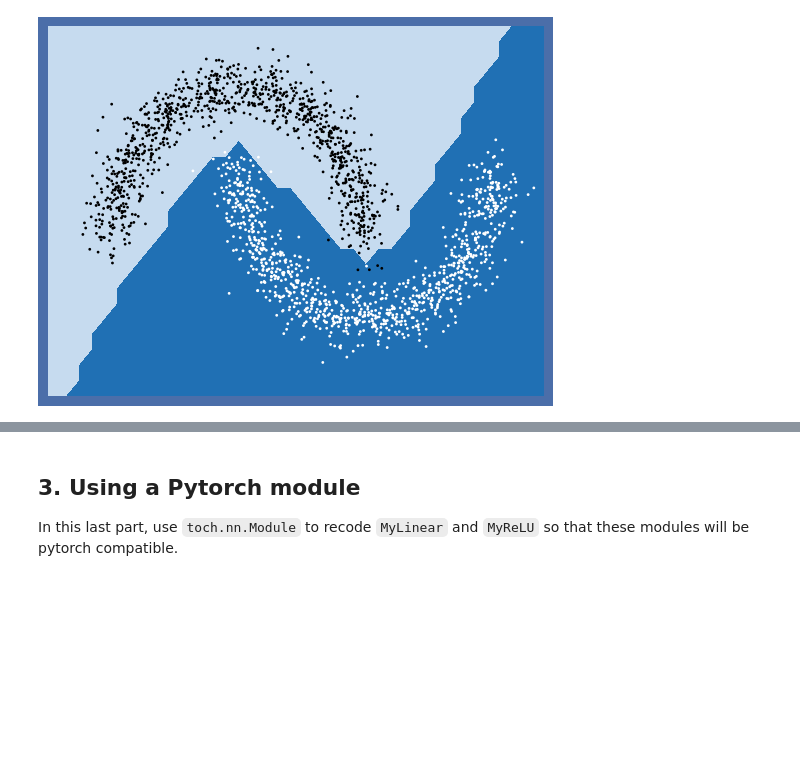
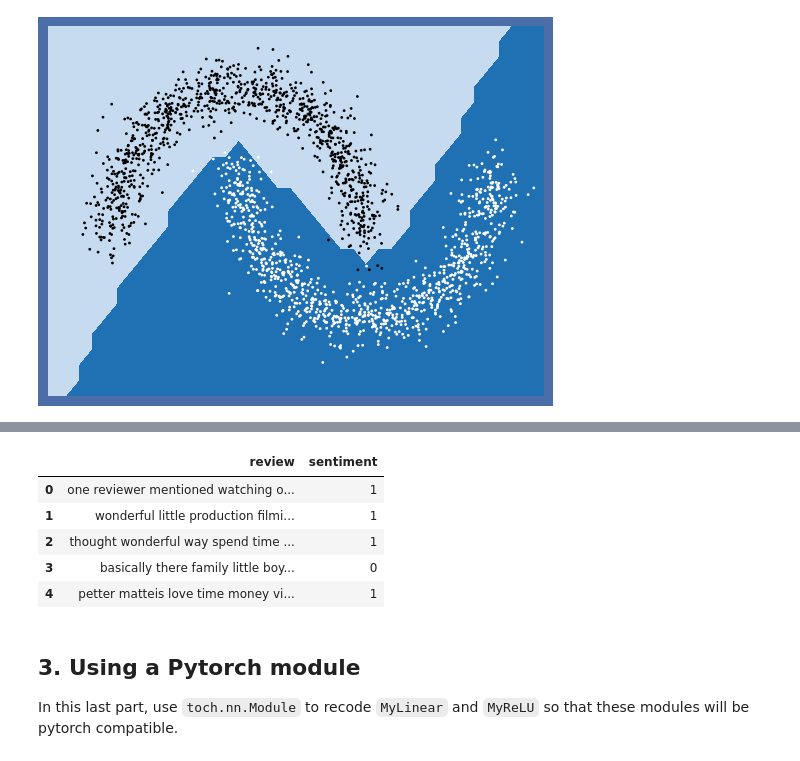
Before and after one commit to sina-ss/Analysis-of-imdb-user-comments, a Jupyter notebook: MLP_from_scratch.ipynb, the cells around one changed output, grey strips where cells are left out. Saved outputs shown, nothing was run; the diff lists cells and outputs as text; code cells hidden in the pictures; blank space fills up the shorter version.

```diff
--- a/MLP_from_scratch.ipynb
+++ b/MLP_from_scratch.ipynb
@@ -297,3 +314,51 @@ fig.canvas.draw()
+# %%
+import pandas as pd
+from nltk.corpus import stopwords
+from nltk.stem import WordNetLemmatizer
+from nltk.tokenize import word_tokenize
+from sklearn.preprocessing import LabelEncoder
+import re
+
+# Load dataset
+df = pd.read_csv('imdb_dataset.csv')
+
+# Initialize lemmatizer and stopwords
+lemmatizer = WordNetLemmatizer()
+stop_words = set(stopwords.words('english'))
+
+def clean_text(text):
+    # Remove HTML tags
+    text = re.sub('<.*?>', '', text)
+
+    # Remove all characters except letters and spaces
+    text = re.sub('[^a-zA-Z\s]', '', text)
+
+    # Convert text to lowercase
+    text = text.lower()
+
+    # Tokenize text
+    tokens = word_tokenize(text)
+
+    # Remove stopwords and lemmatize the words
+    cleaned_text = ' '.join([lemmatizer.lemmatize(word) for word in tokens if word not in stop_words])
+
+    return cleaned_text
+
+# Apply the cleaning function to the review column
+df['review'] = df['review'].apply(clean_text)
+
+# Label encoding for the sentiment column
+le = LabelEncoder()
+df['sentiment'] = le.fit_transform(df['sentiment'])
+
+df.head()
+# %% [output]
+|  | review | sentiment |
+| 0 | one reviewer mentioned watching o... | 1 |
+| 1 | wonderful little production filmi... | 1 |
+| 2 | thought wonderful way spend time ... | 1 |
+| 3 | basically there family little boy... | 0 |
+| 4 | petter matteis love time money vi... | 1 |
 # %% [markdown]
 ## 3. Using a Pytorch module
 
```
Also changed, not shown: parts of 2 cells of this notebook, 3 other files.
